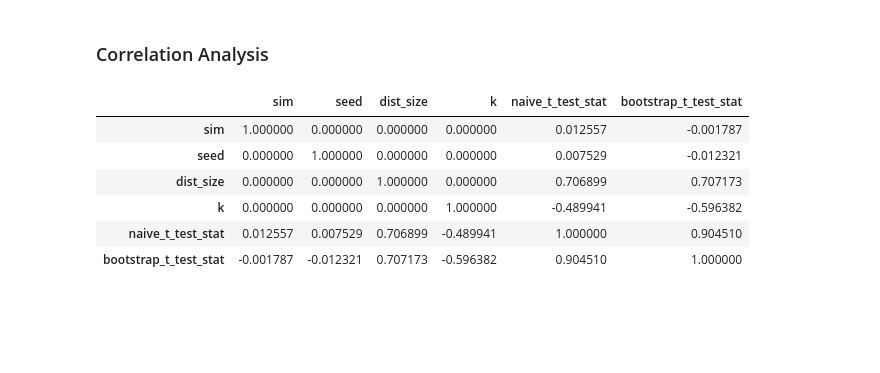
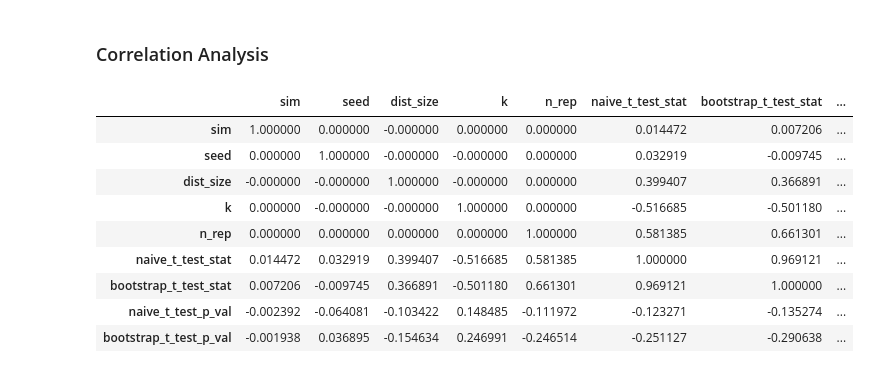
Before and after one commit to mjhof/edds-paper-reproduction, a Jupyter notebook: Simulations-Optimized.ipynb, the cells around one changed output. Cells and saved outputs as stored; diff of their text form; code cells hidden in the pictures; blank space fills up the shorter version.

Commit message:
add analysis of different parameter combinations

```diff
--- a/Simulations-Optimized.ipynb
+++ b/Simulations-Optimized.ipynb
@@ -300,12 +300,12 @@ def simulate(sim=1, random_seed=42, num_sim=100, k=14, truth=1/3, dist_size = 10
         bootstrap.append(block_bootstrap_continuous_analysis(data, 'T', 'C', difference=difference, metric_type=metric_type) - truth)
 
 
-    #plt.boxplot([naive, jackknife_est, bootstrap], labels=['original', 'jackknife', 'bootstrap'])
-    #print('continuous analysis : %.4f(%.4f)'%(np.mean(naive), np.std(naive)/len(naive)**.5)) # continuous analysis mean
-    #print('jackknife analysis : %.4f(%.4f)'%(np.mean(jackknife_est), np.std(jackknife_est)/len(jackknife_est)**.5)) # jackknife mean
-    #print('bootstrap analysis : %.4f(%.4f)'%(np.mean(bootstrap), np.std(bootstrap)/len(bootstrap) ** .5))
-    #print('paired t-test of naive and jackknifed estimate: statistic %.4f, p-value %f' %(stats.ttest_rel(naive, jackknife_est)))
-    #print('paired t-test of bootstrapped and jackknifed estimate: statistic %.4f, p-value %f' %(stats.ttest_rel(bootstrap, jackknife_est)))
+    plt.boxplot([naive, jackknife_est, bootstrap], labels=['original', 'jackknife', 'bootstrap'])
+    print('continuous analysis : %.4f(%.4f)'%(np.mean(naive), np.std(naive)/len(naive)**.5)) # continuous analysis mean
+    print('jackknife analysis : %.4f(%.4f)'%(np.mean(jackknife_est), np.std(jackknife_est)/len(jackknife_est)**.5)) # jackknife mean
+    print('bootstrap analysis : %.4f(%.4f)'%(np.mean(bootstrap), np.std(bootstrap)/len(bootstrap) ** .5))
+    print('paired t-test of naive and jackknifed estimate: statistic %.4f, p-value %f' %(stats.ttest_rel(naive, jackknife_est)))
+    print('paired t-test of bootstrapped and jackknifed estimate: statistic %.4f, p-value %f' %(stats.ttest_rel(bootstrap, jackknife_est)))
     return np.mean(naive), np.mean(jackknife_est), np.mean(bootstrap), stats.ttest_rel(naive, jackknife_est), stats.ttest_rel(bootstrap, jackknife_est)
 # %% [markdown]
 ## Simulation 1
@@ -360,12 +387,12 @@ else:
     combination_results.to_csv('combination_results.csv', index=False)
 
 combination_results['naive_t_test_stat'] = combination_results[
-    'naive_t_test'].apply(lambda x: float(x.split('=')[1].split(',')[0]))
+    'naive_t_test'].apply(lambda x: float(str(x).split('=')[1].split(',')[0]))
 combination_results['naive_t_test_p_val'] = combination_results[
-    'naive_t_test'].apply(lambda x: float(x.split('=')[2].split(')')[0]))
+    'naive_t_test'].apply(lambda x: float(str(x).split('=')[2].split(')')[0]))
 combination_results['bootstrap_t_test_stat'] = combination_results[
-    'bootstrap_t_test'].apply(lambda x: float(x.split('=')[1].split(',')[0]))
+    'bootstrap_t_test'].apply(lambda x: float(str(x).split('=')[1].split(',')[0]))
 combination_results['bootstrap_t_test_p_val'] = combination_results[
-    'bootstrap_t_test'].apply(lambda x: float(x.split('=')[2].split(')')[0]))
+    'bootstrap_t_test'].apply(lambda x: float(str(x).split('=')[2].split(')')[0]))
 # %% [markdown]
 ## Analysis of different combinations
@@ -478,13 +604,16 @@ plot_t_test(combination_results, vs='naive', sim=2, ascending=False)
 # %% [markdown]
 ### Correlation Analysis
 # %%
-corr_mat = combination_results[['sim', 'seed', 'dist_size', 'k', 'naive_t_test_stat', 'bootstrap_t_test_stat']].corr()
+corr_mat = combination_results[['sim', 'seed', 'dist_size', 'k','n_rep', 'naive_t_test_stat', 'bootstrap_t_test_stat', 'naive_t_test_p_val', 'bootstrap_t_test_p_val']].corr()
 corr_mat.style.background_gradient(cmap='coolwarm')
 # %% [output]
-|  | sim | seed | dist_size | k | naive_t_test_stat | bootstrap_t_test_stat |
-| sim | 1.000000 | 0.000000 | 0.000000 | 0.000000 | 0.012557 | -0.001787 |
-| seed | 0.000000 | 1.000000 | 0.000000 | 0.000000 | 0.007529 | -0.012321 |
-| dist_size | 0.000000 | 0.000000 | 1.000000 | 0.000000 | 0.706899 | 0.707173 |
-| k | 0.000000 | 0.000000 | 0.000000 | 1.000000 | -0.489941 | -0.596382 |
-| naive_t_test_stat | 0.012557 | 0.007529 | 0.706899 | -0.489941 | 1.000000 | 0.904510 |
-| bootstrap_t_test_stat | -0.001787 | -0.012321 | 0.707173 | -0.596382 | 0.904510 | 1.000000 |
+|  | sim | seed | dist_size | k | n_rep | naive_t_test_stat | bootstrap_t_test_stat | ... |
+| sim | 1.000000 | 0.000000 | -0.000000 | 0.000000 | 0.000000 | 0.014472 | 0.007206 | ... |
+| seed | 0.000000 | 1.000000 | -0.000000 | -0.000000 | 0.000000 | 0.032919 | -0.009745 | ... |
+| dist_size | -0.000000 | -0.000000 | 1.000000 | -0.000000 | 0.000000 | 0.399407 | 0.366891 | ... |
+| k | 0.000000 | -0.000000 | -0.000000 | 1.000000 | 0.000000 | -0.516685 | -0.501180 | ... |
+| n_rep | 0.000000 | 0.000000 | 0.000000 | 0.000000 | 1.000000 | 0.581385 | 0.661301 | ... |
+| naive_t_test_stat | 0.014472 | 0.032919 | 0.399407 | -0.516685 | 0.581385 | 1.000000 | 0.969121 | ... |
+| bootstrap_t_test_stat | 0.007206 | -0.009745 | 0.366891 | -0.501180 | 0.661301 | 0.969121 | 1.000000 | ... |
+| naive_t_test_p_val | -0.002392 | -0.064081 | -0.103422 | 0.148485 | -0.111972 | -0.123271 | -0.135274 | ... |
+| bootstrap_t_test_p_val | -0.001938 | 0.036895 | -0.154634 | 0.246991 | -0.246514 | -0.251127 | -0.290638 | ... |
```
Also changed, not shown: parts of 12 cells of this notebook, 1 other file.
